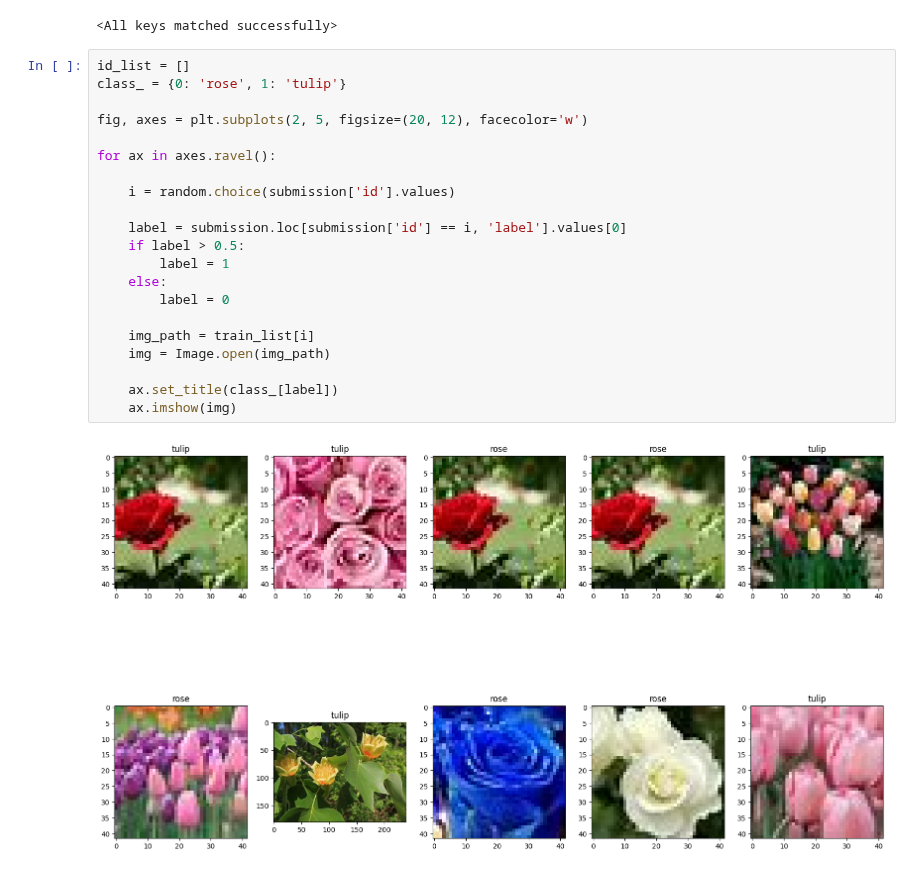
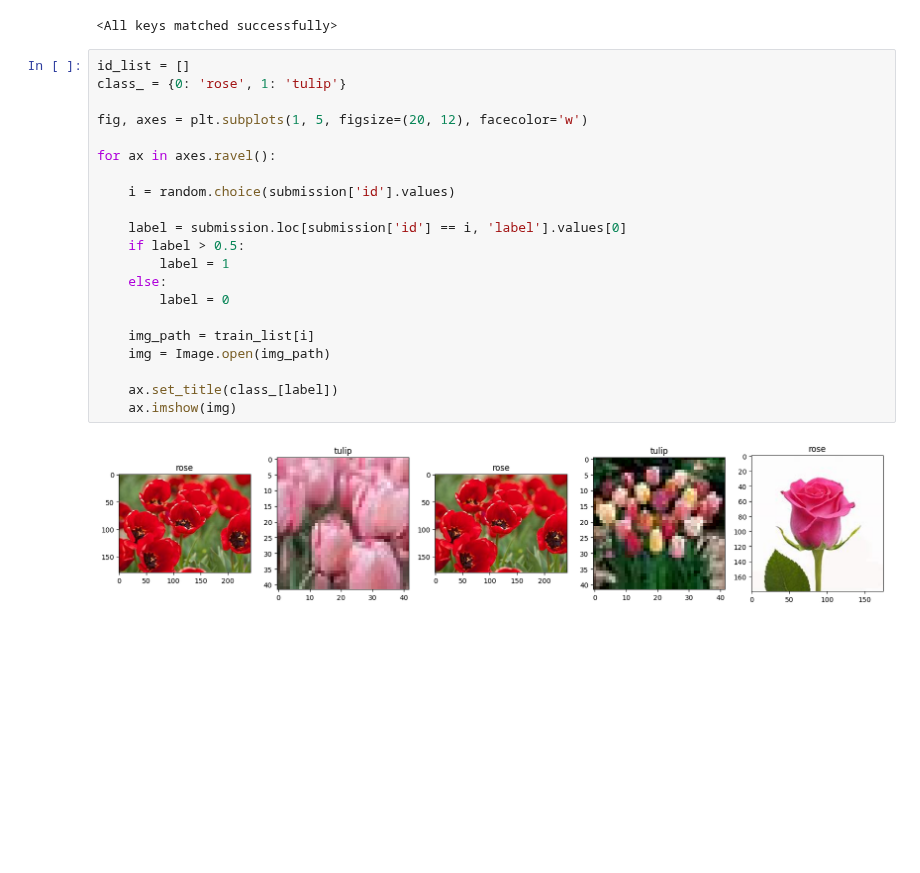
Before and after one commit to itsecd/python, a Jupyter notebook: Lab5/model.ipynb, the cells around one changed output. Saved outputs shown, nothing was run; the diff lists cells and outputs as text; blank space fills up the shorter version.

```diff
--- a/Lab5/model.ipynb
+++ b/Lab5/model.ipynb
@@ -342,23 +342,23 @@ mymodel.load_state_dict(torch.load(os.path.join("D:\Lab on python\Lab_1_var_4\La
 # %%
 id_list = []
 class_ = {0: 'rose', 1: 'tulip'}
 
-fig, axes = plt.subplots(2, 5, figsize=(20, 12), facecolor='w')
+fig, axes = plt.subplots(1, 5, figsize=(20, 12), facecolor='w')
 
 for ax in axes.ravel():
 
     i = random.choice(submission['id'].values)
 
     label = submission.loc[submission['id'] == i, 'label'].values[0]
     if label > 0.5:
         label = 1
     else:
         label = 0
 
     img_path = train_list[i]
     img = Image.open(img_path)
 
     ax.set_title(class_[label])
     ax.imshow(img)
 # %% [output]
-[figure, old version]
+[figure, new version]
```
